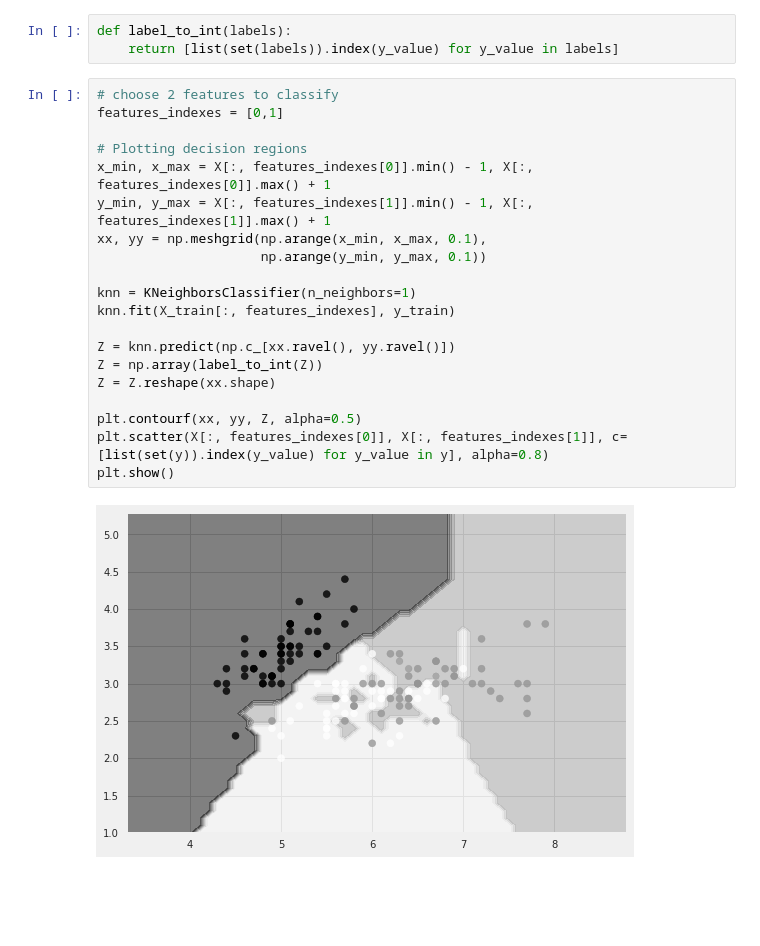
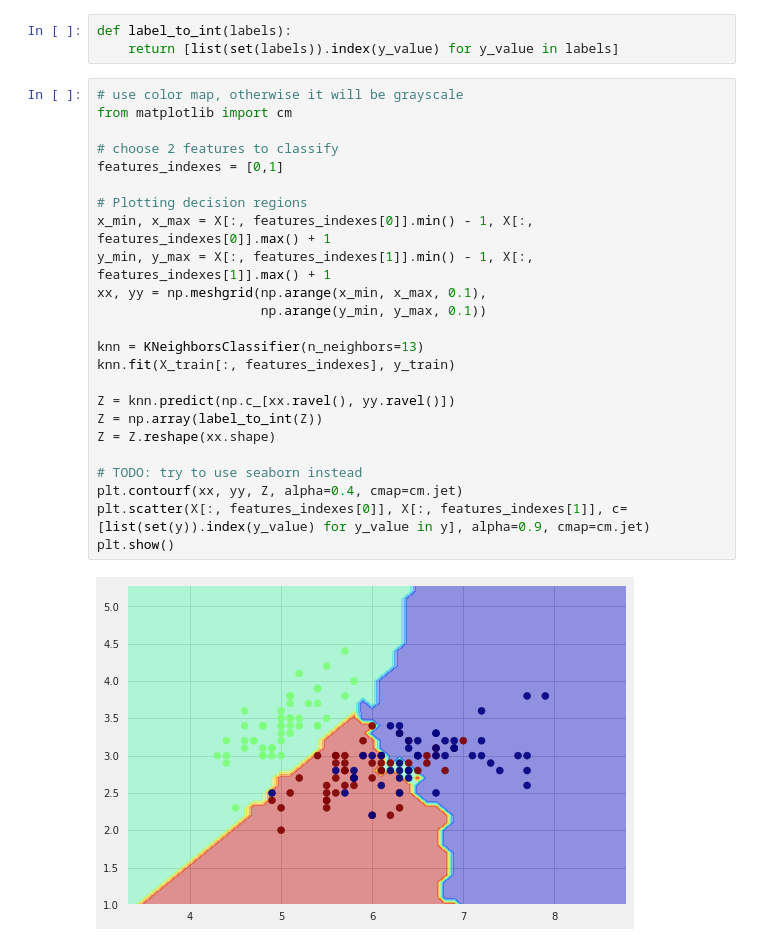
Before and after one commit to hyzhak/k-nn, a Jupyter notebook: k_nn.ipynb, the cells around one changed output. Drawn from its saved outputs; the diff is of its cells as text; blank space fills up the shorter version.

Commit message:
draw in colors

```diff
--- a/k_nn.ipynb
+++ b/k_nn.ipynb
@@ -238,24 +238,28 @@ The accuracy of our classifier is 0.98
 def label_to_int(labels):
     return [list(set(labels)).index(y_value) for y_value in labels]
 # %%
+# use color map, otherwise it will be grayscale
+from matplotlib import cm
+
 # choose 2 features to classify
 features_indexes = [0,1]
 
 # Plotting decision regions
 x_min, x_max = X[:, features_indexes[0]].min() - 1, X[:, features_indexes[0]].max() + 1
 y_min, y_max = X[:, features_indexes[1]].min() - 1, X[:, features_indexes[1]].max() + 1
 xx, yy = np.meshgrid(np.arange(x_min, x_max, 0.1),
                      np.arange(y_min, y_max, 0.1))
 
-knn = KNeighborsClassifier(n_neighbors=1)
+knn = KNeighborsClassifier(n_neighbors=13)
 knn.fit(X_train[:, features_indexes], y_train)
 
 Z = knn.predict(np.c_[xx.ravel(), yy.ravel()])
 Z = np.array(label_to_int(Z))
 Z = Z.reshape(xx.shape)
 
-plt.contourf(xx, yy, Z, alpha=0.5)
-plt.scatter(X[:, features_indexes[0]], X[:, features_indexes[1]], c=[list(set(y)).index(y_value) for y_value in y], alpha=0.8)
+# TODO: try to use seaborn instead
+plt.contourf(xx, yy, Z, alpha=0.4, cmap=cm.jet)
+plt.scatter(X[:, features_indexes[0]], X[:, features_indexes[1]], c=[list(set(y)).index(y_value) for y_value in y], alpha=0.9, cmap=cm.jet)
 plt.show()
 # %% [output]
-[figure, old version]
+[figure, new version]
```
